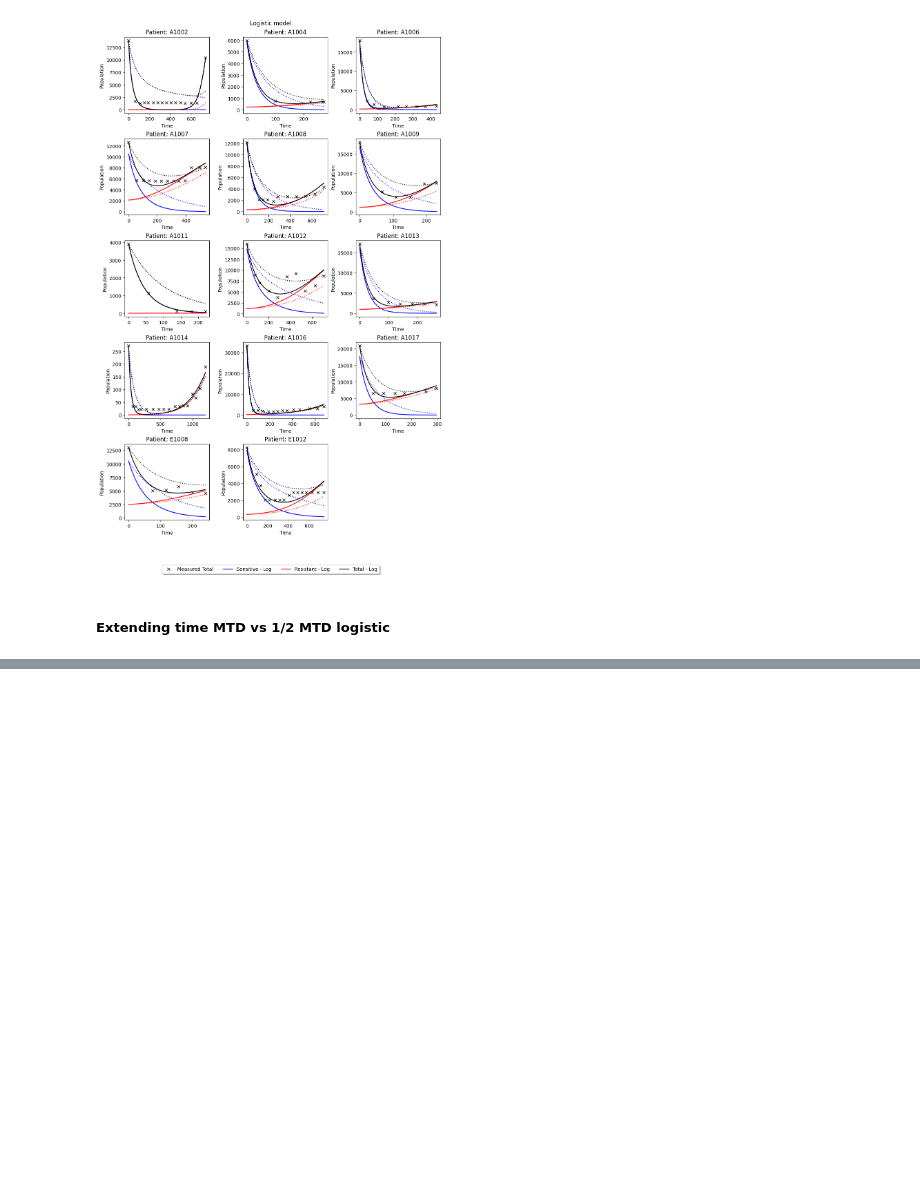
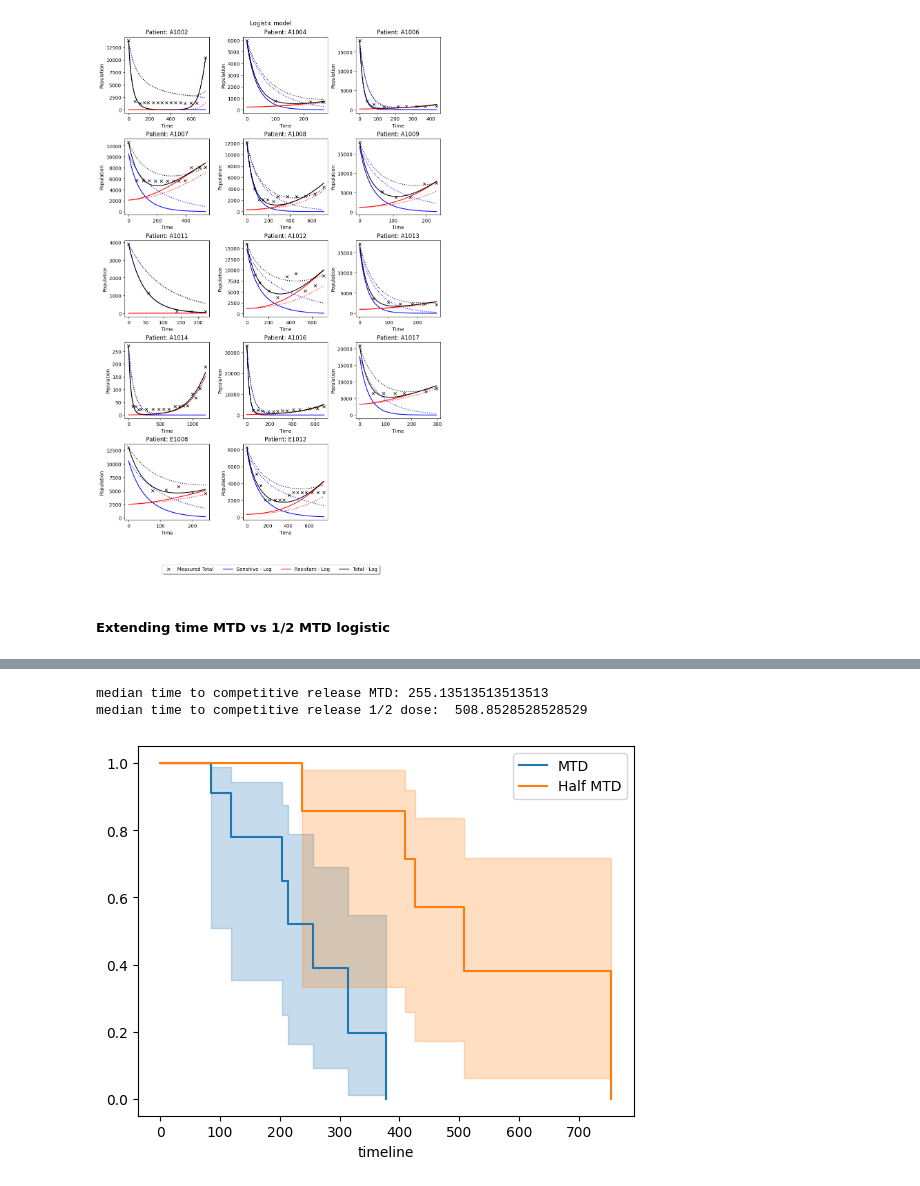
Before and after one commit to hkailas/Erlotinib, a Jupyter notebook: Erlotinib_predictions.ipynb, the cells around one changed output, grey strips where cells are left out. Drawn from its saved outputs; the diff is of its cells as text; code cells hidden in the pictures; blank space fills up the shorter version.

```diff
--- a/Erlotinib_predictions.ipynb
+++ b/Erlotinib_predictions.ipynb
@@ -423,0 +457,18 @@ df_all_progressions
+# %%
+### survival plots for time to competitive release
+Event1 = df_all_progressions["progression_event"]
+Event2 = df_all_progressions["progression_event_half"]
+kmf = KaplanMeierFitter()
+
+# plot for MTD progression
+kmf.fit(df_all_progressions["competitive release"],Event1, label='MTD')
+ax = kmf.plot_survival_function()
+print("median time to competitive release MTD:", kmf.median_survival_time_)
+# plot for 1/2 MTD progression
+kmf.fit(df_all_progressions["competitive release half MTD"], Event2, label='Half MTD')
+ax = kmf.plot_survival_function(ax=ax)
+print("median time to competitive release 1/2 dose: ",kmf.median_survival_time_)
+# %% [output]
+median time to competitive release MTD: 255.13513513513513
+median time to competitive release 1/2 dose:  508.8528528528529
+[figure, added]
```
Also changed, not shown: parts of 7 cells of this notebook.
